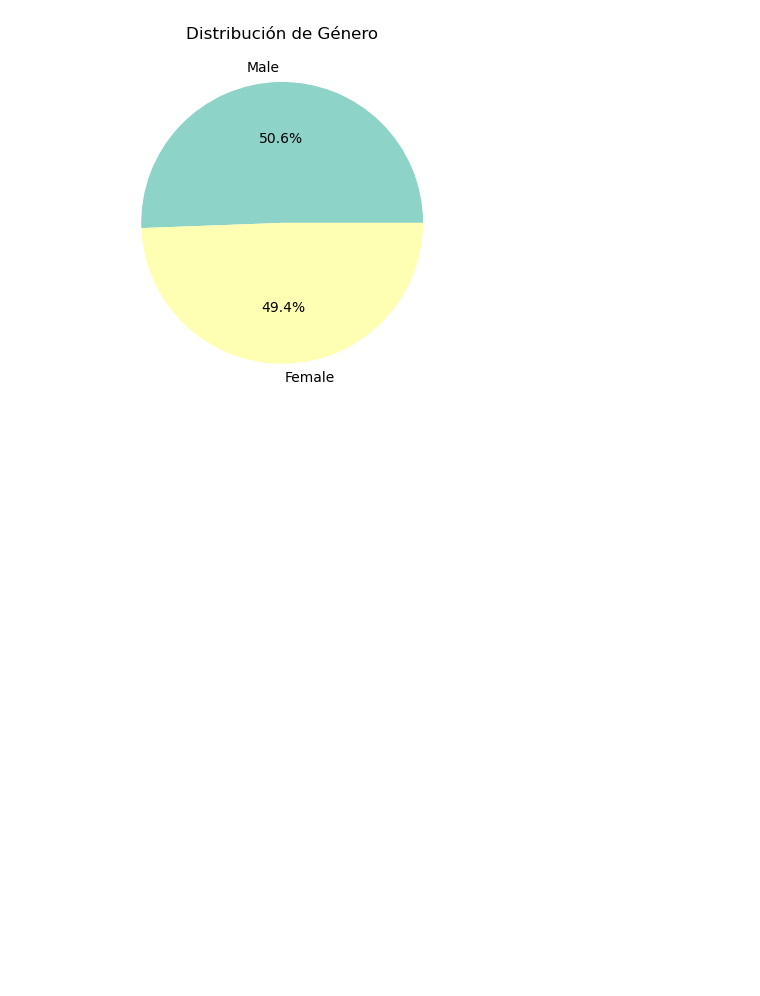
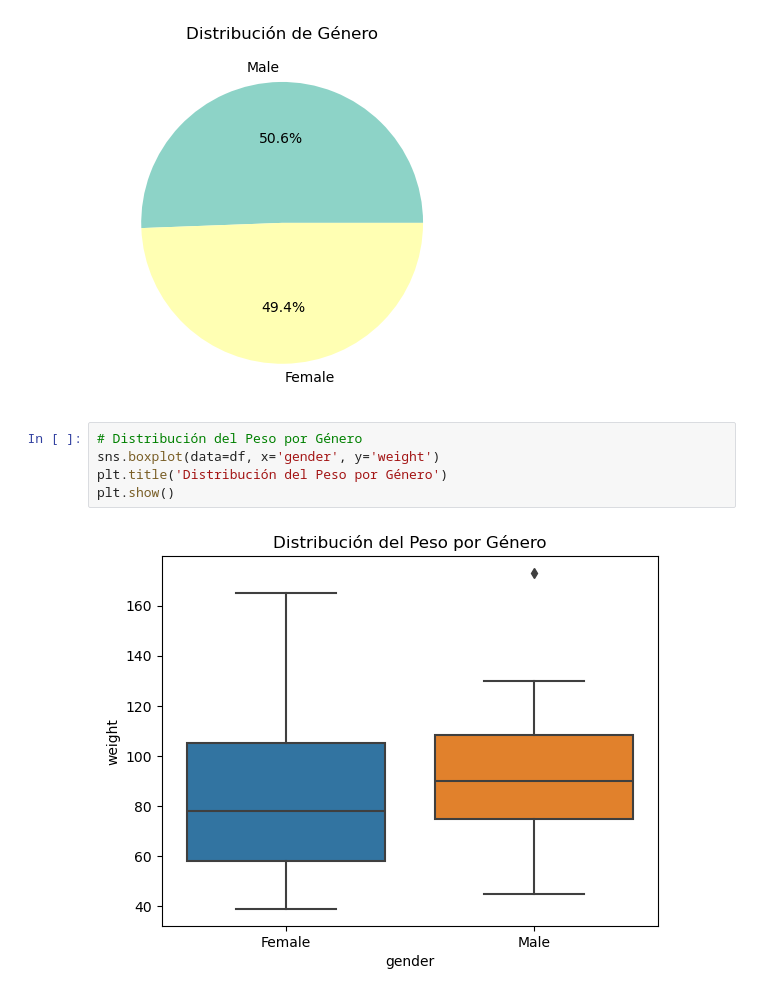
Before and after one commit to Andiwahnon15/Obesity, a Jupyter notebook: notebooks/main-1.ipynb, the cells around one changed output. Cells and saved outputs as stored; diff of their text form; blank space fills up the shorter version.

```diff
--- a/notebooks/main-1.ipynb
+++ b/notebooks/main-1.ipynb
@@ -119,3 +119,10 @@ plt.title('Distribución de Género')
 plt.show()
 # %% [output]
 [figure]
+# %%
+# Distribución del Peso por Género
+sns.boxplot(data=df, x='gender', y='weight')
+plt.title('Distribución del Peso por Género')
+plt.show()
+# %% [output]
+[figure, added]
```
Also changed, not shown: parts of 6 cells of this notebook, 1 other file.
